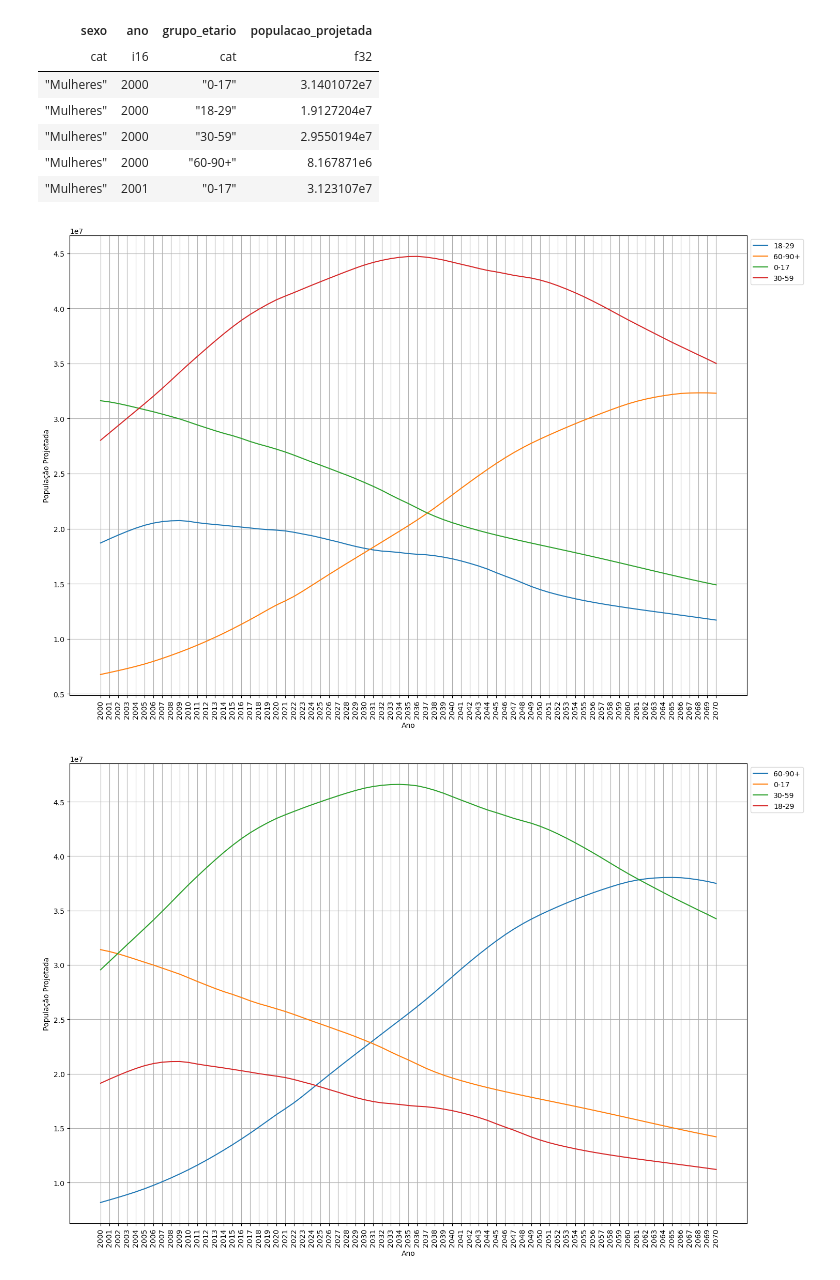
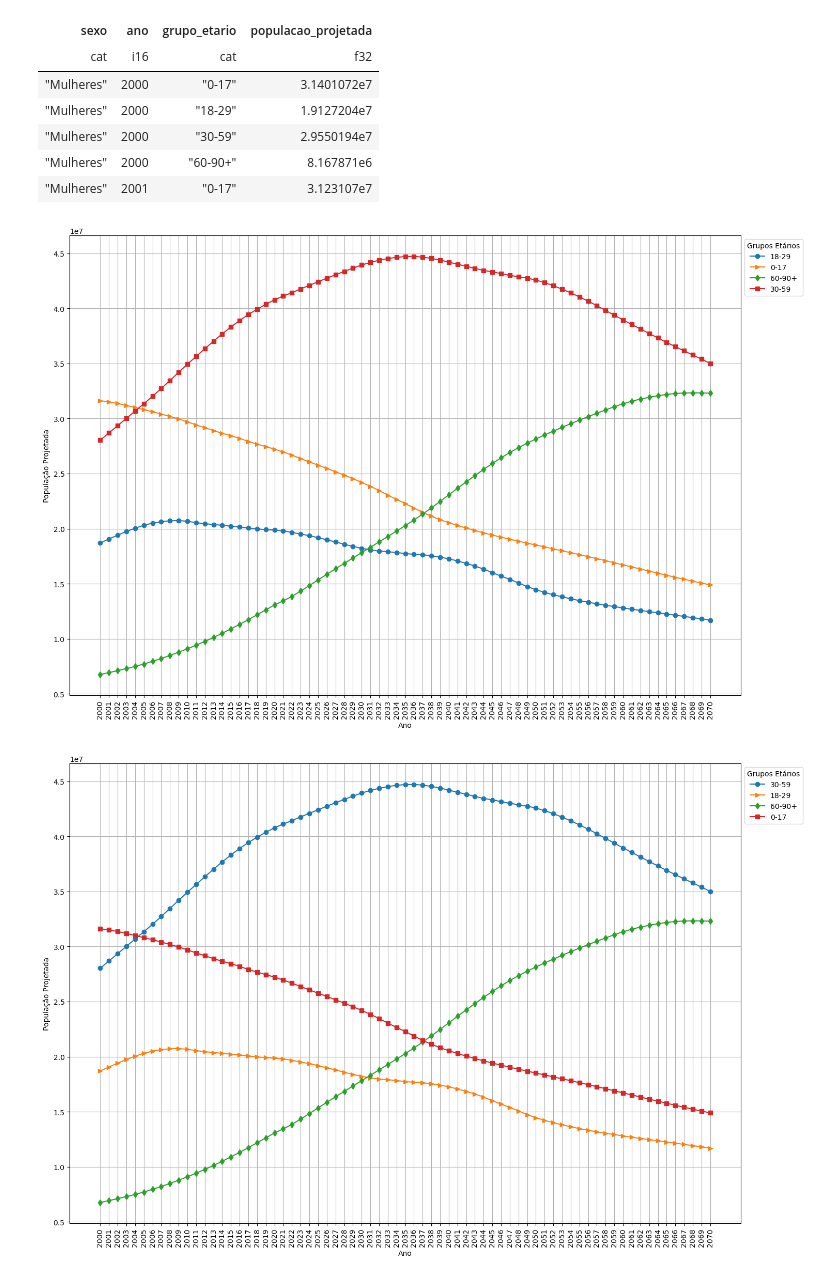
Before and after one commit to LazaroDamasceno/Rascunho-Artigo, a Jupyter notebook: analise_dados/projecao_populaco_ibge/projecao_populacao.ipynb, the cells around one changed output. Saved outputs shown, nothing was run; the diff lists cells and outputs as text; code cells hidden in the pictures.

Commit message:
Alterou algumas imagens

```diff
--- a/analise_dados/projecao_populaco_ibge/projecao_populacao.ipynb
+++ b/analise_dados/projecao_populaco_ibge/projecao_populacao.ipynb
@@ -353,14 +353,17 @@ shape: (5, 4)
 # %%
 fig, ax = plt.subplots(figsize=(15, 10))
 
-for ge, grupo in df_ano_sexo_ge_h.group_by('grupo_etario'):
+marcadores = ['o', '>', 'd', 's']
+
+for (ge, grupo), marcador in zip(df_ano_sexo_ge_h.group_by('grupo_etario'), marcadores):
     plt.plot(
         grupo.select('ano'),
         grupo.select('populacao_projetada'),
-        label=ge
+        label=ge,
+        marker=marcador
     )
 ax.grid()
-ax.legend(loc='upper left', bbox_to_anchor=(1, 1))
+ax.legend(title='Grupos Etários', loc='upper left', bbox_to_anchor=(1, 1))
 ax.tick_params('x', rotation=90)
 ax.set_xticks(anos)
 ax.set_ylabel('População Projetada')
@@ -370,26 +373,28 @@ plt.tight_layout()
 fig.savefig('projecao_populacao_ano_grupo_etario_homens.png', dpi=300, bbox_inches='tight')
 plt.show()
 # %% [output]
-[figure, old version]
+[figure, new version]
 # %%
 fig, ax = plt.subplots(figsize=(15, 10))
 
-for ge, grupo in df_ano_sexo_ge_m.group_by('grupo_etario'):
+marcadores = ['o', '>', 'd', 's']
+
+for (ge, grupo), marcador in zip(df_ano_sexo_ge_h.group_by('grupo_etario'), marcadores):
     plt.plot(
         grupo.select('ano'),
         grupo.select('populacao_projetada'),
-        label=ge
+        label=ge,
+        marker=marcador
     )
-
 ax.grid()
-ax.legend(loc='upper left', bbox_to_anchor=(1, 1))
+ax.legend(title='Grupos Etários', loc='upper left', bbox_to_anchor=(1, 1))
 ax.tick_params('x', rotation=90)
 ax.set_xticks(anos)
 ax.set_ylabel('População Projetada')
 ax.set_xlabel('Ano')
 
 plt.tight_layout()
 fig.savefig('projecao_populacao_ano_grupo_etario_mulheres.png', dpi=300, bbox_inches='tight')
 plt.show()
 # %% [output]
-[figure, old version]
+[figure, new version]
```
Also changed, not shown: parts of 4 cells of this notebook, 4 other files.
